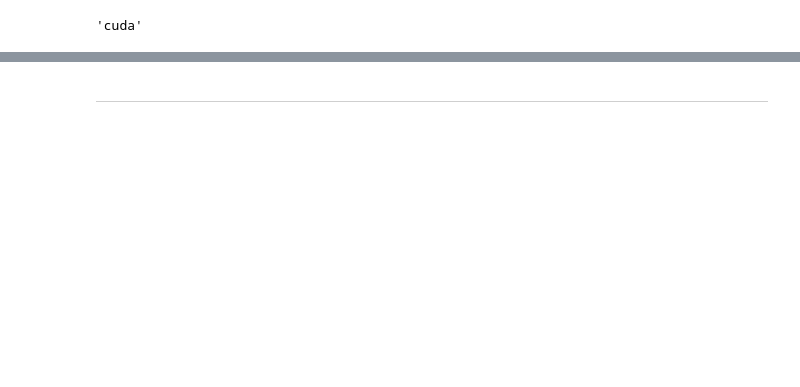
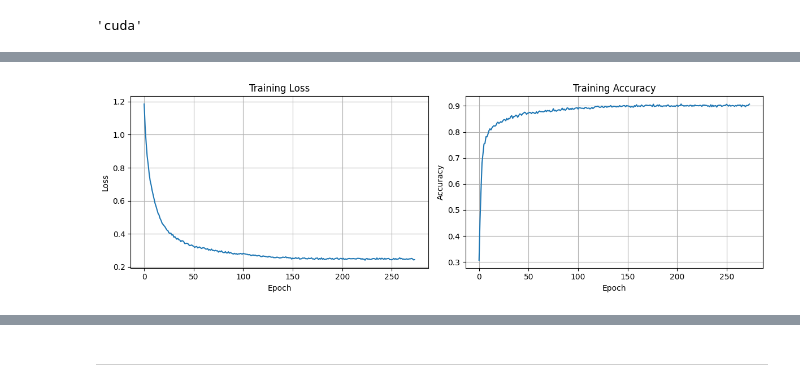
Before and after one commit to m07amed25/nasa-apps-2025, a Jupyter notebook: notebooks/dl/main.ipynb, the cells around one changed output, grey strips where cells are left out. Drawn from its saved outputs; the diff is of its cells as text; code cells hidden in the pictures; blank space fills up the shorter version.

```diff
--- a/notebooks/dl/main.ipynb
+++ b/notebooks/dl/main.ipynb
@@ -199,10 +261,11 @@ class Classifier(nn.Module):
     return x
 # %%
 input_size = X_train.shape[1]
-num_classes = 2
+num_classes = 3
 
 model = Classifier(input_size, num_classes).to(device)
 # %%
 criterion = nn.CrossEntropyLoss()
-optimizer = optim.AdamW(model.parameters(), lr=0.001)
+optimizer = optim.AdamW(model.parameters(), lr=0.001, weight_decay=0.01)
+scheduler = optim.lr_scheduler.ReduceLROnPlateau(optimizer, mode='min', factor=0.5, patience=10, verbose=True)
 # %%
@@ -244,3 +333,25 @@ Epoch [3958/5000]        Loss: 0.2178|
+# %%
+# Plot training history
+plt.figure(figsize=(12, 4))
+
+plt.subplot(1, 2, 1)
+plt.plot(train_losses)
+plt.title('Training Loss')
+plt.xlabel('Epoch')
+plt.ylabel('Loss')
+plt.grid(True)
+
+plt.subplot(1, 2, 2)
+plt.plot(train_accs)
+plt.title('Training Accuracy')
+plt.xlabel('Epoch')
+plt.ylabel('Accuracy')
+plt.grid(True)
+
+plt.tight_layout()
+plt.show()
+# %% [output]
+[figure, added]
 # %%
 model.eval()
 with torch.no_grad():
```
Also changed, not shown: parts of 16 cells of this notebook, 5 other files.
